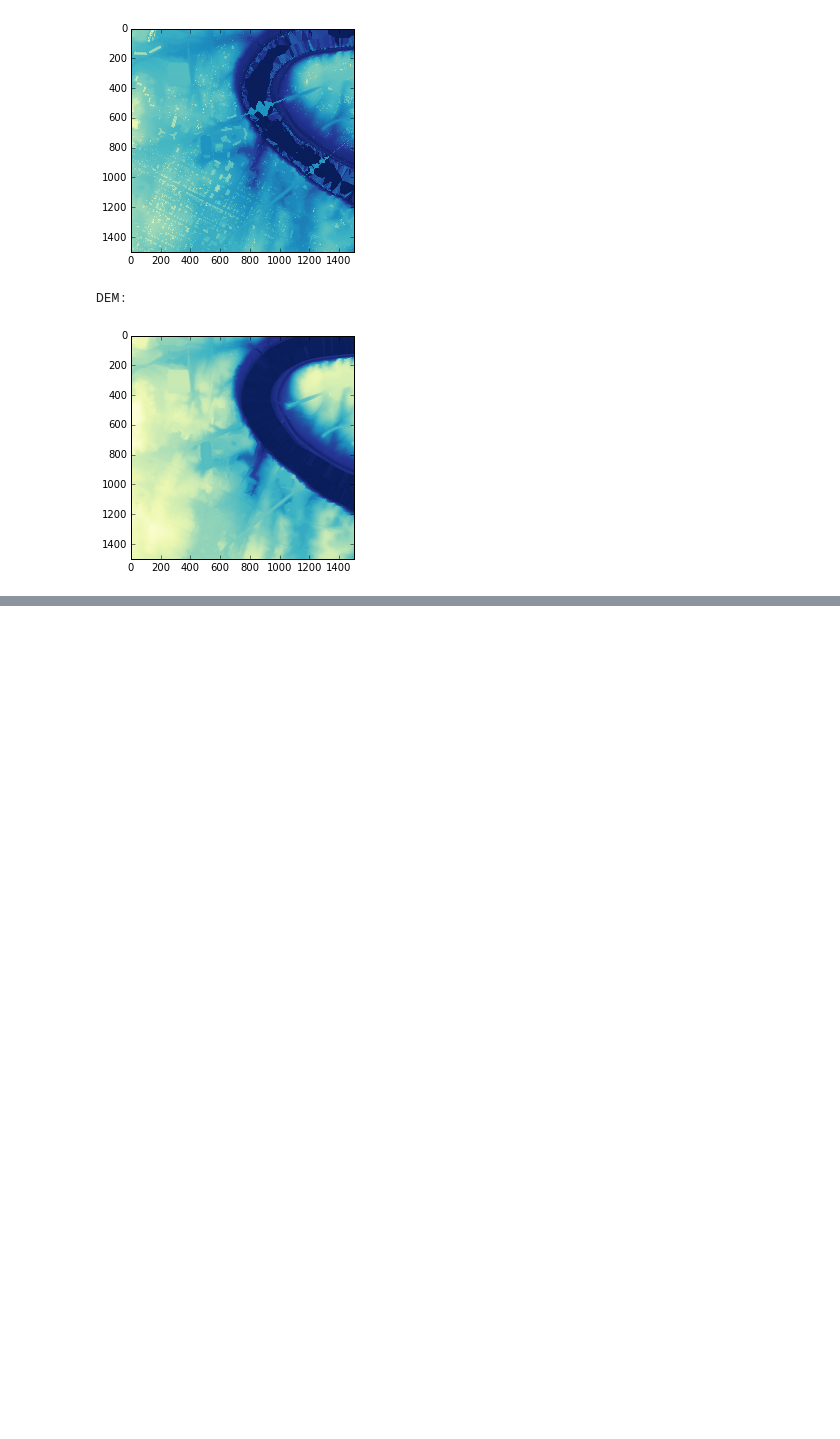
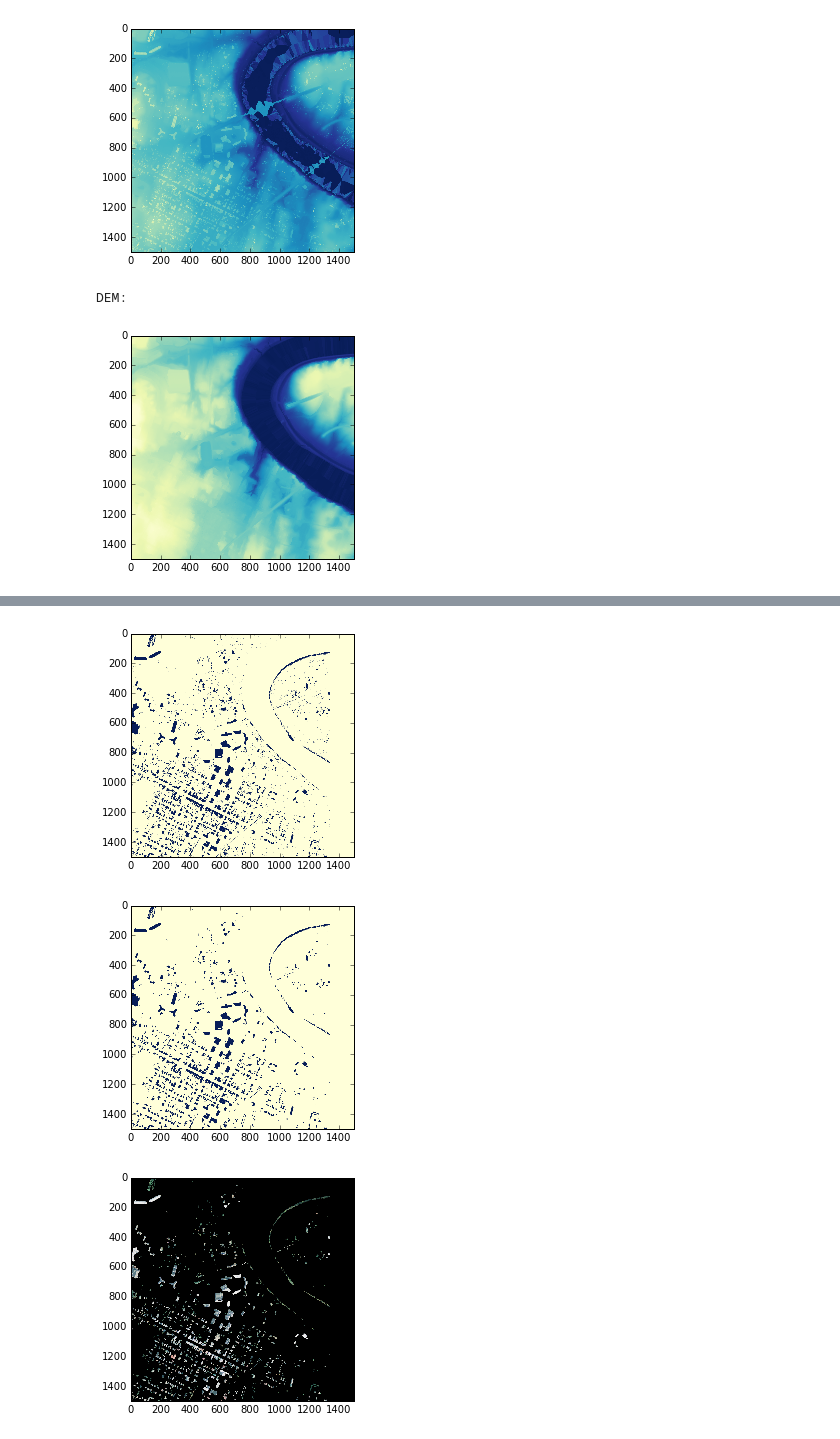
Before and after one commit to HKCaesar/Geoprocessing-Examples, a Jupyter notebook: BuildingExtraction.ipynb, the cells around one changed output, grey strips where cells are left out. Cells and saved outputs as stored; diff of their text form; code cells hidden in the pictures; blank space fills up the shorter version.

```diff
--- a/BuildingExtraction.ipynb
+++ b/BuildingExtraction.ipynb
@@ -170,7 +179,7 @@ BoundingBox(left=258000.0, bottom=4368000.0, right=259500.0, top=4369500.0)
 ###Display layers
 # %%
 with rasterio.open(mask_path) as src:
-    thematic_mask = src.read_band(1)
+    thematic_mask = src.read_band(1).astype(np.bool_)
 
 print("Thematic mask")
 plt.imshow(thematic_mask)
@@ -229,0 +231,24 @@ MaskError: Mask and data not compatible: data size is 25345152, mask size is 225
+# %%
+# Merge elevation and thematic masks together and add black NAIP pixels
+complete_mask = ((naip[0] == 0) & (naip[1] == 0) & (naip[2] == 0)) + thematic_mask + elevation_mask
+plt.imshow(complete_mask)
+plt.show()
+
+# Fill small groups of unmasked pixels.  A building is at least 25 square meters.
+m_segments, m_segment_labels = ndimage.label(~complete_mask)
+m_segment_sizes = np.bincount(m_segments.ravel()) > 25
+m_segment_sizes[0] = 0
+complete_mask = ~(m_segment_sizes[m_segments])
+plt.imshow(complete_mask)
+plt.show()
+
+
+# Burn into NAIP
+masked_naip = np.ma.MaskedArray(
+    naip, mask=np.array([complete_mask for i in range(naip.shape[0])])).filled(0)
+plt.imshow(np.transpose(masked_naip, [1,2,0]))
+plt.show()
+# %% [output]
+[figure, added]
+[figure, added]
+[figure, added]
```
Also changed, not shown: parts of 9 cells of this notebook.
